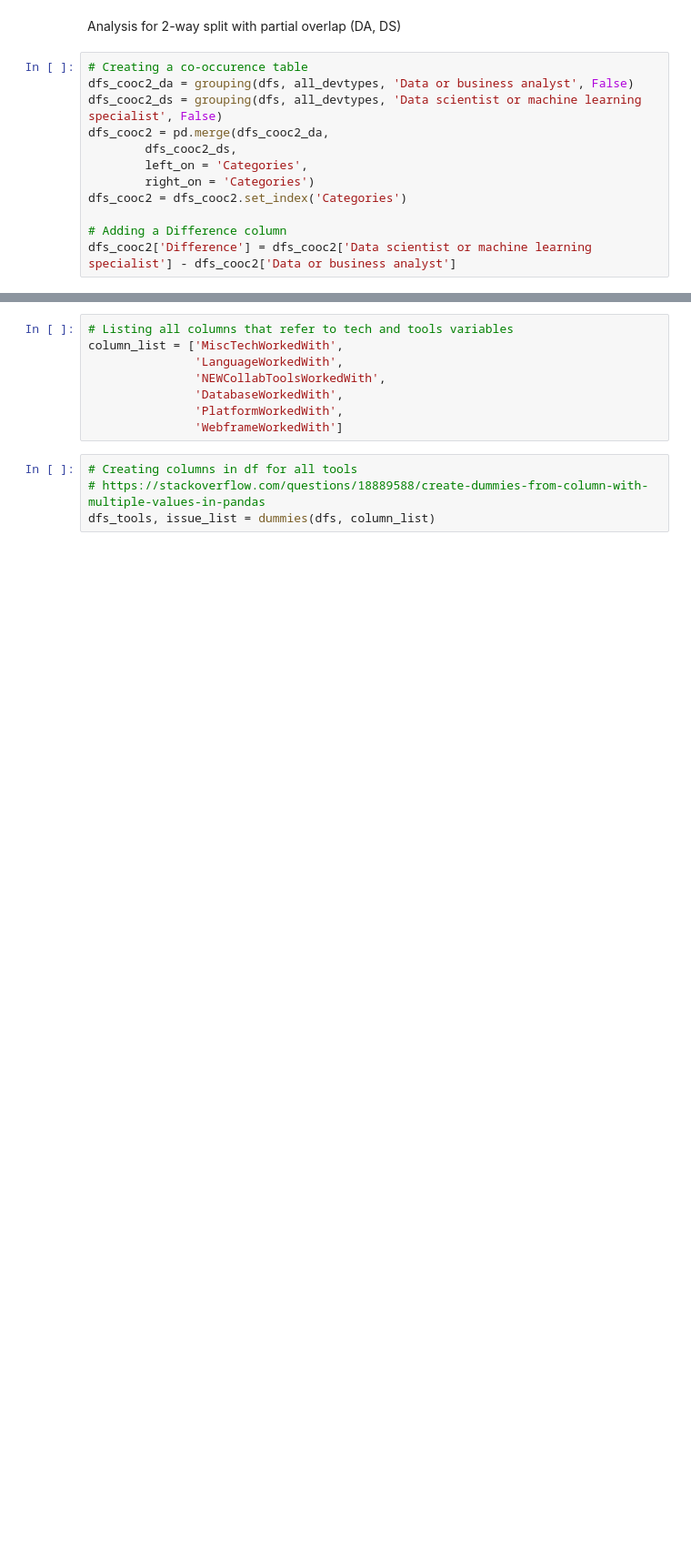
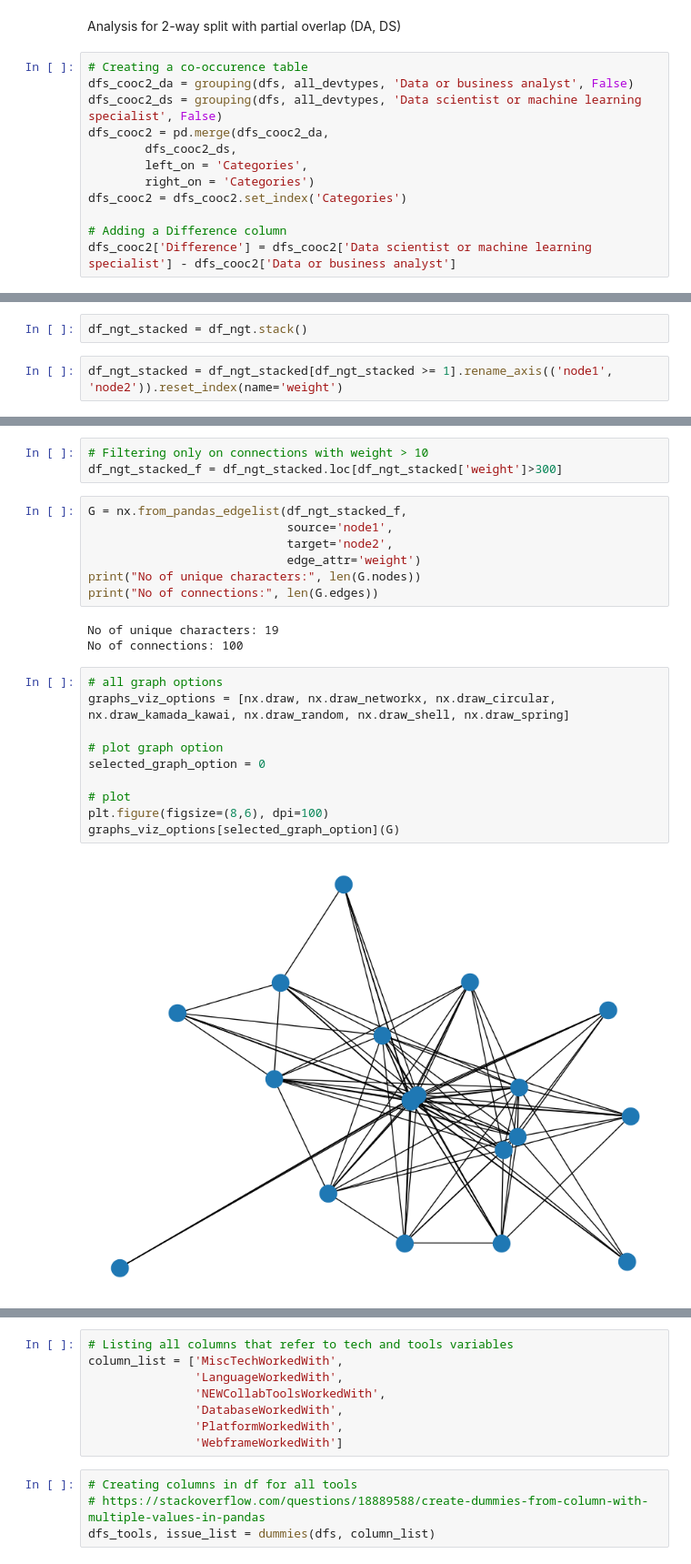
Before and after one commit to judithleao/Difference-DataAnalysts-and-DataScientists, a Jupyter notebook: code/a1-v1.ipynb, the cells around one changed output, grey strips where cells are left out. Shown at 91% size. Drawn from its saved outputs; the diff is of its cells as text; blank space fills up the shorter version.

Commit message:
Tidying up, setting up Network graph

```diff
--- a/code/a1-v1.ipynb
+++ b/code/a1-v1.ipynb
@@ -640,0 +617,4 @@ dfs_cooc2[['Data or business analyst','Data scientist or machine learning specia
+# %%
+df_ngt_stacked = df_ngt.stack()
+# %%
+df_ngt_stacked = df_ngt_stacked[df_ngt_stacked >= 1].rename_axis(('node1', 'node2')).reset_index(name='weight')
@@ -641 +637,26 @@ dfs_cooc2[['Data or business analyst','Data scientist or machine learning specia
+# %%
+# Filtering only on connections with weight > 10
+df_ngt_stacked_f = df_ngt_stacked.loc[df_ngt_stacked['weight']>300]
+# %%
+G = nx.from_pandas_edgelist(df_ngt_stacked_f,
+                            source='node1',
+                            target='node2',
+                            edge_attr='weight')
+print("No of unique characters:", len(G.nodes))
+print("No of connections:", len(G.edges))
+# %% [output]
+No of unique characters: 19
+No of connections: 100
+# %%
+# all graph options
+graphs_viz_options = [nx.draw, nx.draw_networkx, nx.draw_circular, nx.draw_kamada_kawai, nx.draw_random, nx.draw_shell, nx.draw_spring]
+
+# plot graph option
+selected_graph_option = 0
+
+# plot
+plt.figure(figsize=(8,6), dpi=100)
+graphs_viz_options[selected_graph_option](G)
+# %% [output]
+[figure, added]
 # %% [markdown]
```
Also changed, not shown: parts of 62 cells of this notebook.
